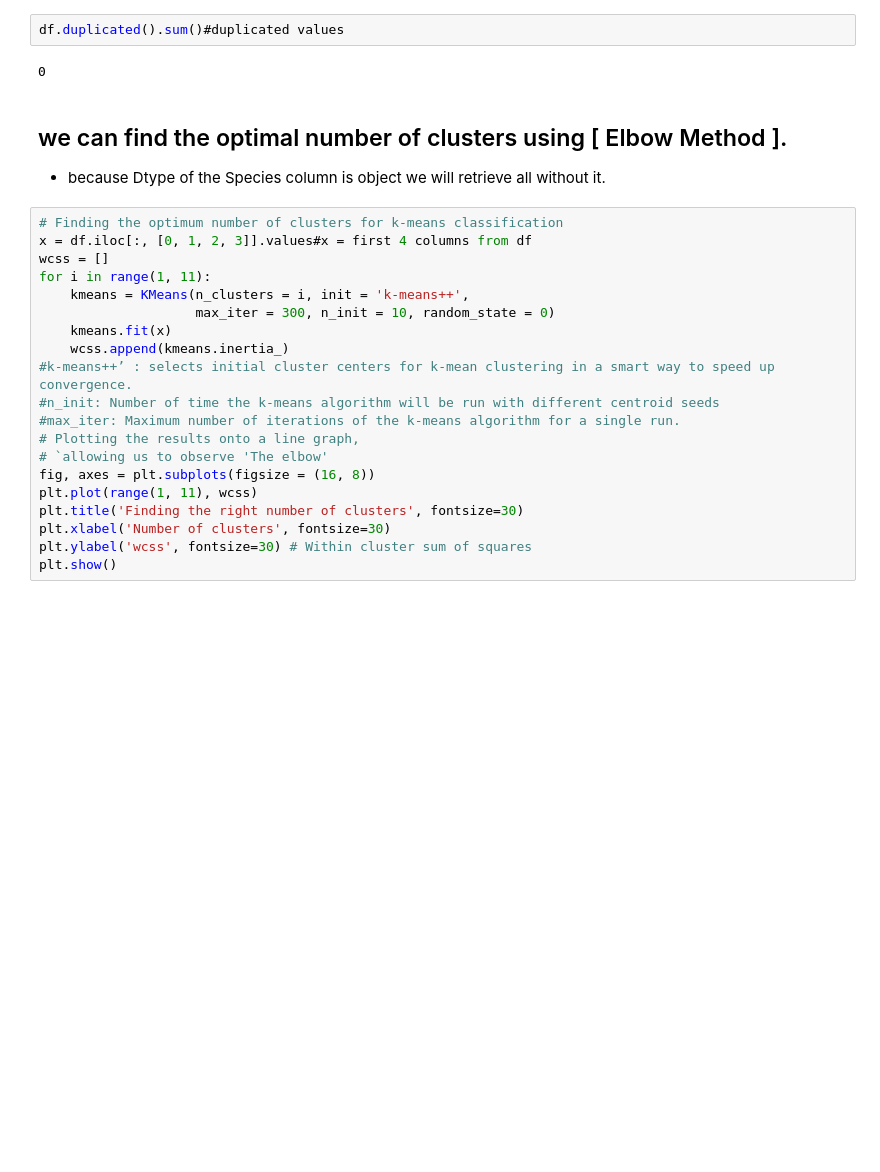
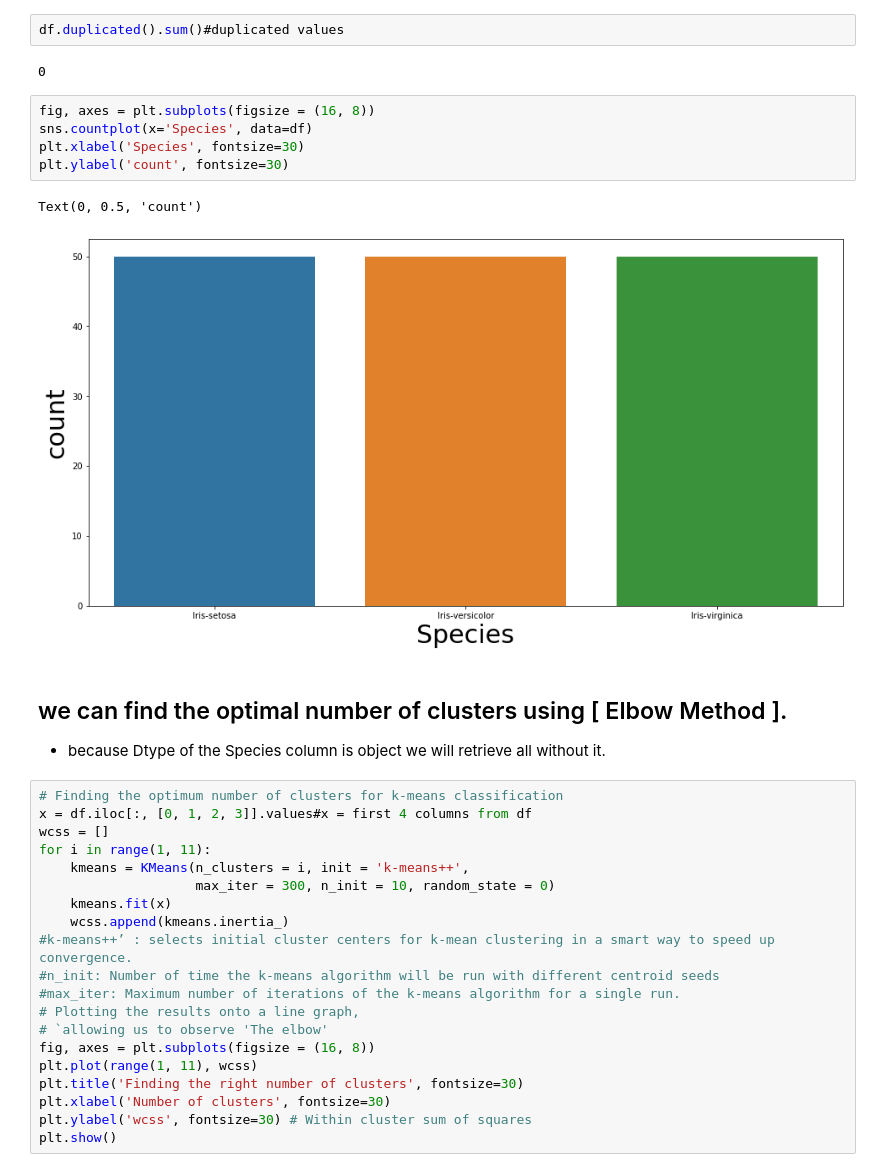
Before and after one commit to MahmoudSwailamAbdallahAtia/The-Sparks-Foundation-GRIP-Program, a Jupyter notebook: Task 2.ipynb, the cells around one changed output. Saved outputs shown, nothing was run; the diff lists cells and outputs as text; blank space fills up the shorter version.

```diff
--- a/Task 2.ipynb
+++ b/Task 2.ipynb
@@ -58,6 +59,14 @@ dtype: int64
 df.duplicated().sum()#duplicated values
 # %% [output]
 0
+# %%
+fig, axes = plt.subplots(figsize = (16, 8))
+sns.countplot(x='Species', data=df)
+plt.xlabel('Species', fontsize=30)
+plt.ylabel('count', fontsize=30)
+# %% [output]
+Text(0, 0.5, 'count')
+[figure, added]
 # %% [markdown]
 ## we can find the optimal number of clusters using [ Elbow Method ].
 * because Dtype of the Species column is object we will retrieve all without it.
```
Also changed, not shown: parts of 2 cells of this notebook.
